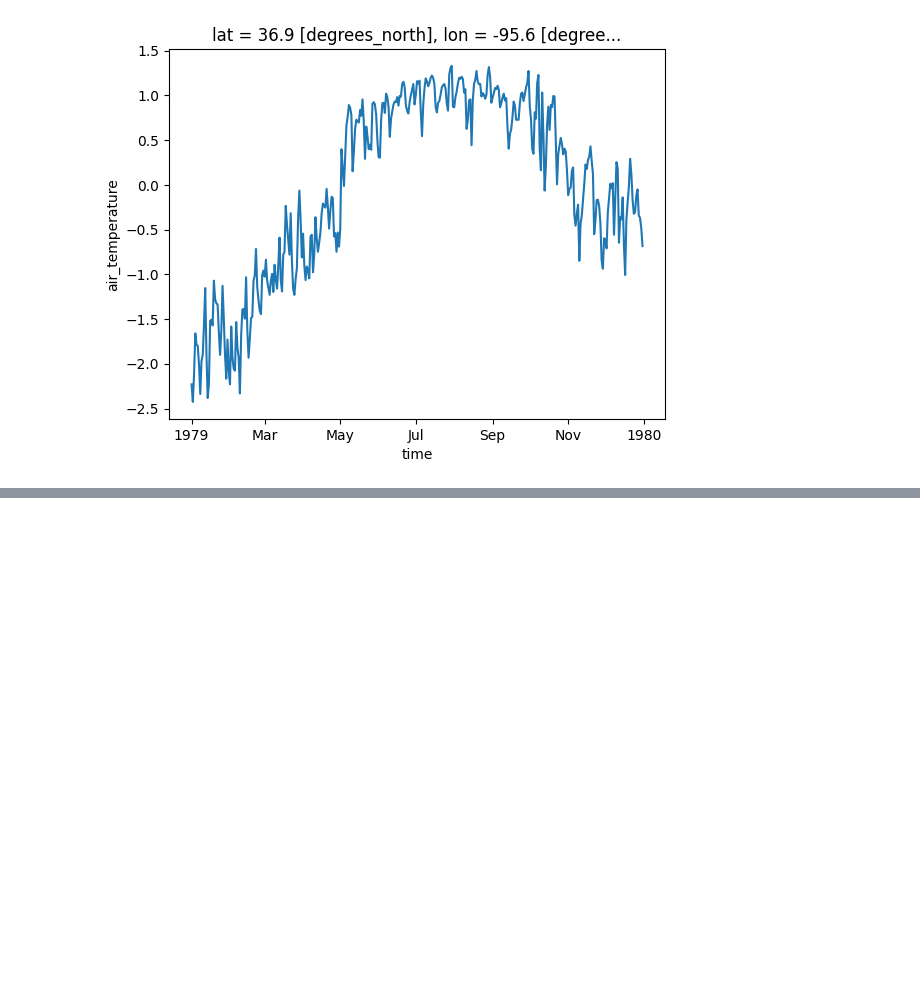
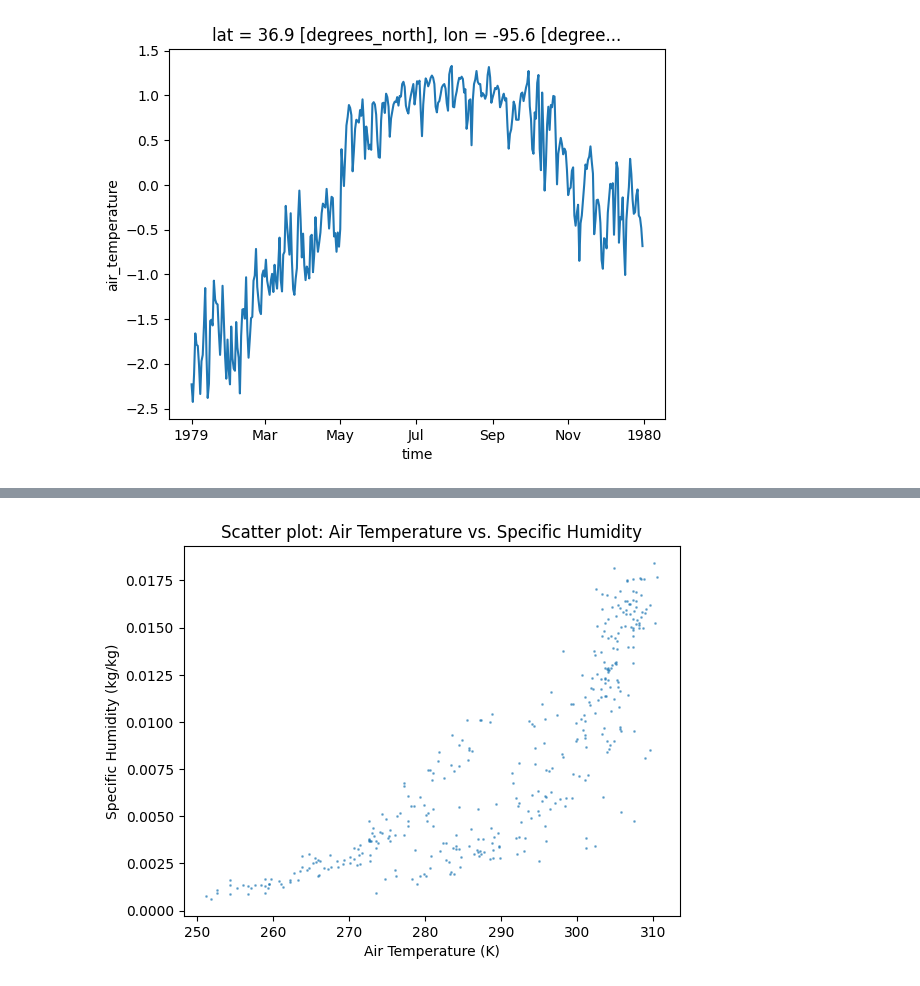
Before and after one commit to BOYSABIO/Huckleberry-Habitat-Suitability-Model, a Jupyter notebook: notebooks/test.ipynb, the cells around one changed output, grey strips where cells are left out. Saved outputs shown, nothing was run; the diff lists cells and outputs as text; code cells hidden in the pictures; blank space fills up the shorter version.

Commit message:
Scatterplot

```diff
--- a/notebooks/test.ipynb
+++ b/notebooks/test.ipynb
@@ -131,3 +131,7 @@ ts_normalized.plot()
 # %% [output]
 [<matplotlib.lines.Line2D at 0x...>]
 [figure]
+# %%
+test = ds[['air_temperature', 'specific_humidity']].isel(lat=300, lon=700).isel(time=slice(0, 365))
+
+test.compute()
@@ -133,0 +156,20 @@ ts_normalized.plot()
+# %%
+import matplotlib.pyplot as plt
+import numpy as np
+
+# Flatten the arrays to 1D (if they are multidimensional)
+x = test['air_temperature'].values.flatten()
+y = test['specific_humidity'].values.flatten()
+
+# Optionally, mask out NaNs
+mask = ~np.isnan(x) & ~np.isnan(y)
+x = x[mask]
+y = y[mask]
+
+plt.scatter(x, y, alpha=0.5, s=1)
+plt.xlabel('Air Temperature (K)')
+plt.ylabel('Specific Humidity (kg/kg)')
+plt.title('Scatter plot: Air Temperature vs. Specific Humidity')
+plt.show()
+# %% [output]
+[figure, added]
```
Also changed, not shown: parts of 2 cells of this notebook.
